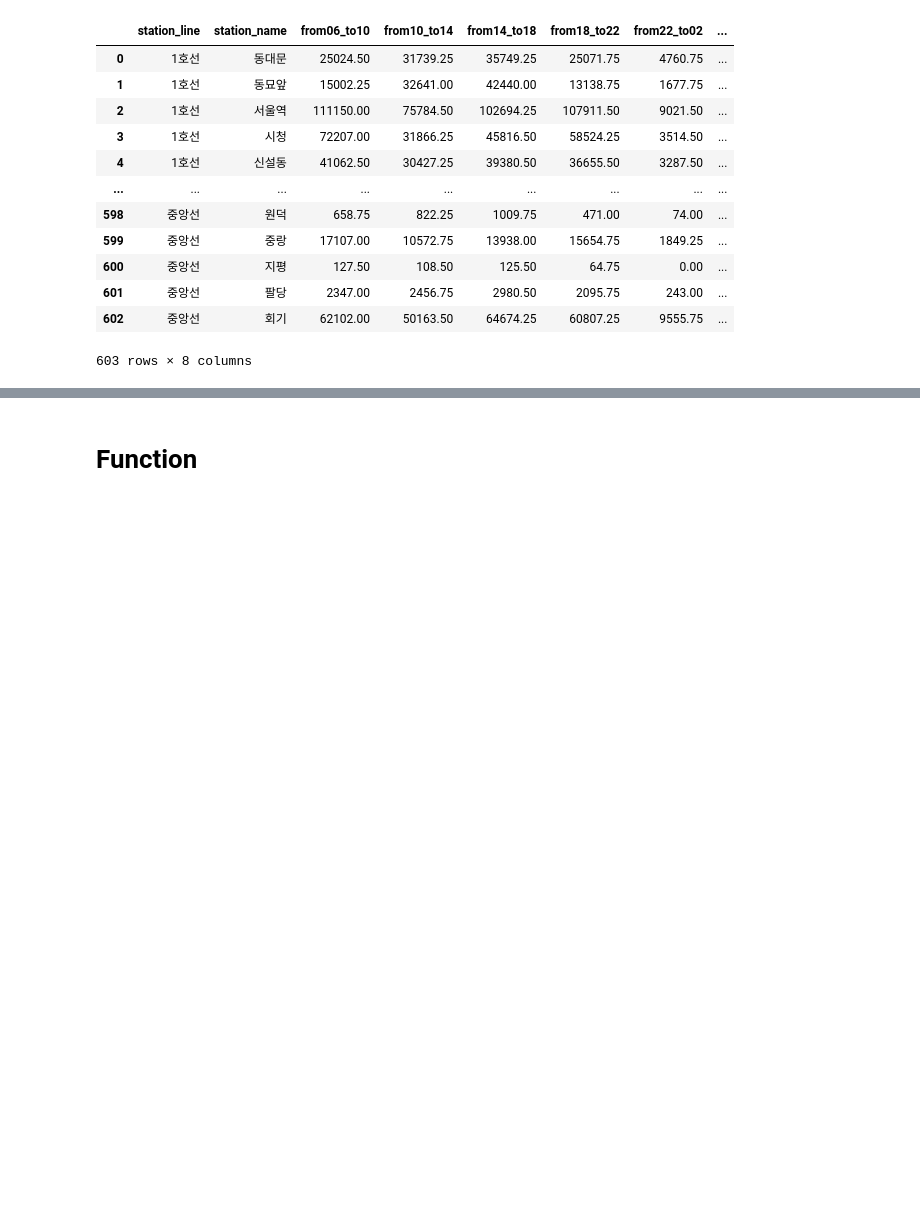
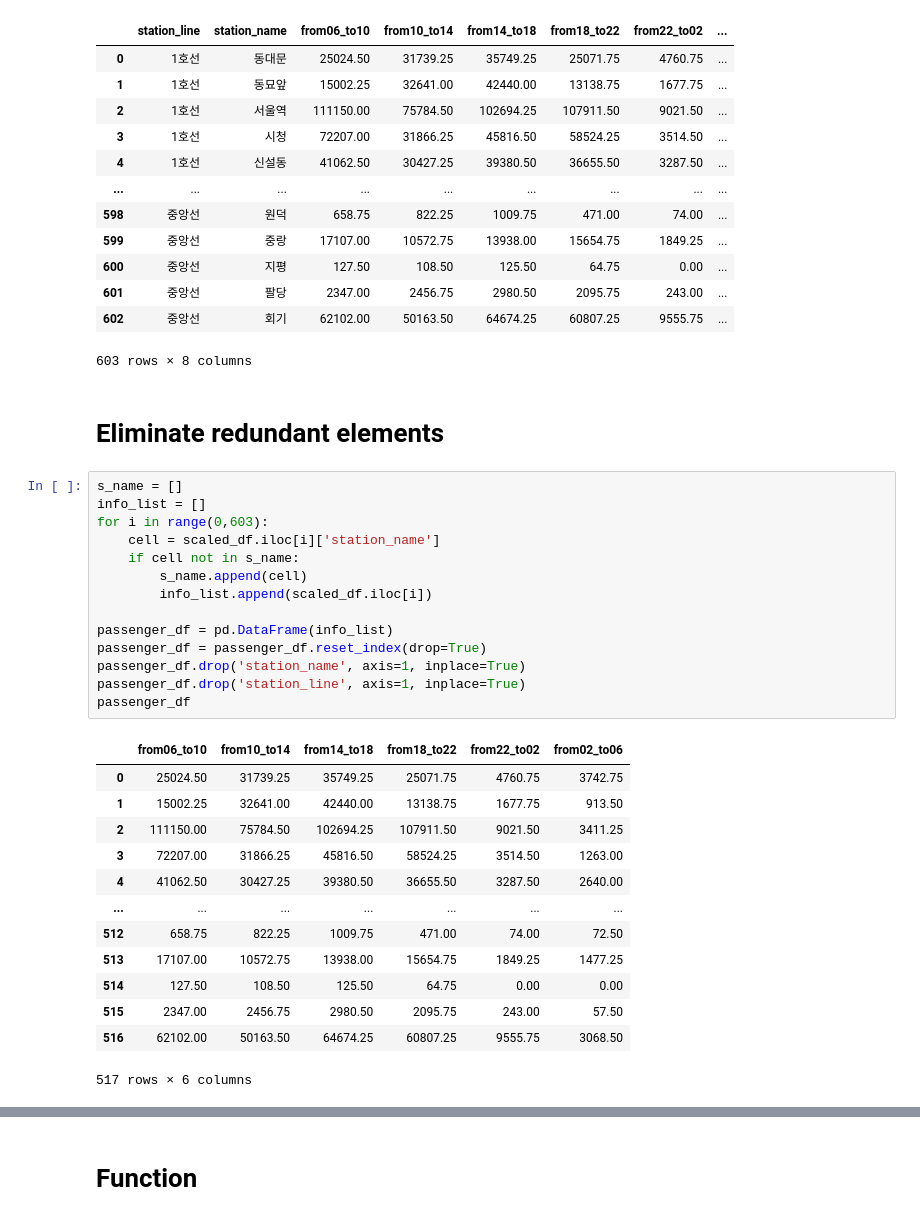
Before and after one commit to kw-python-project/calculate_complexity, a Jupyter notebook: complexity.ipynb, the cells around one changed output, grey strips where cells are left out. Saved outputs shown, nothing was run; the diff lists cells and outputs as text; blank space fills up the shorter version.

```diff
--- a/complexity.ipynb
+++ b/complexity.ipynb
@@ -96,3 +98,33 @@ See the caveats in the documentation: https://pandas.pydata.org/pandas-docs/stab
 | 601 | 중앙선 | 팔당 | 2347.00 | 2456.75 | 2980.50 | 2095.75 | 243.00 | ... |
 | 602 | 중앙선 | 회기 | 62102.00 | 50163.50 | 64674.25 | 60807.25 | 9555.75 | ... |
 603 rows × 8 columns
+# %% [markdown]
+# Eliminate redundant elements
+# %%
+s_name = []
+info_list = []
+for i in range(0,603):
+    cell = scaled_df.iloc[i]['station_name']
+    if cell not in s_name:
+        s_name.append(cell)
+        info_list.append(scaled_df.iloc[i])
+
+passenger_df = pd.DataFrame(info_list)
+passenger_df = passenger_df.reset_index(drop=True)
+passenger_df.drop('station_name', axis=1, inplace=True)
+passenger_df.drop('station_line', axis=1, inplace=True)
+passenger_df
+# %% [output]
+|  | from06_to10 | from10_to14 | from14_to18 | from18_to22 | from22_to02 | from02_to06 |
+| 0 | 25024.50 | 31739.25 | 35749.25 | 25071.75 | 4760.75 | 3742.75 |
+| 1 | 15002.25 | 32641.00 | 42440.00 | 13138.75 | 1677.75 | 913.50 |
+| 2 | 111150.00 | 75784.50 | 102694.25 | 107911.50 | 9021.50 | 3411.25 |
+| 3 | 72207.00 | 31866.25 | 45816.50 | 58524.25 | 3514.50 | 1263.00 |
+| 4 | 41062.50 | 30427.25 | 39380.50 | 36655.50 | 3287.50 | 2640.00 |
+| ... | ... | ... | ... | ... | ... | ... |
+| 512 | 658.75 | 822.25 | 1009.75 | 471.00 | 74.00 | 72.50 |
+| 513 | 17107.00 | 10572.75 | 13938.00 | 15654.75 | 1849.25 | 1477.25 |
+| 514 | 127.50 | 108.50 | 125.50 | 64.75 | 0.00 | 0.00 |
+| 515 | 2347.00 | 2456.75 | 2980.50 | 2095.75 | 243.00 | 57.50 |
+| 516 | 62102.00 | 50163.50 | 64674.25 | 60807.25 | 9555.75 | 3068.50 |
+517 rows × 6 columns
```
Also changed, not shown: parts of 16 cells of this notebook.
